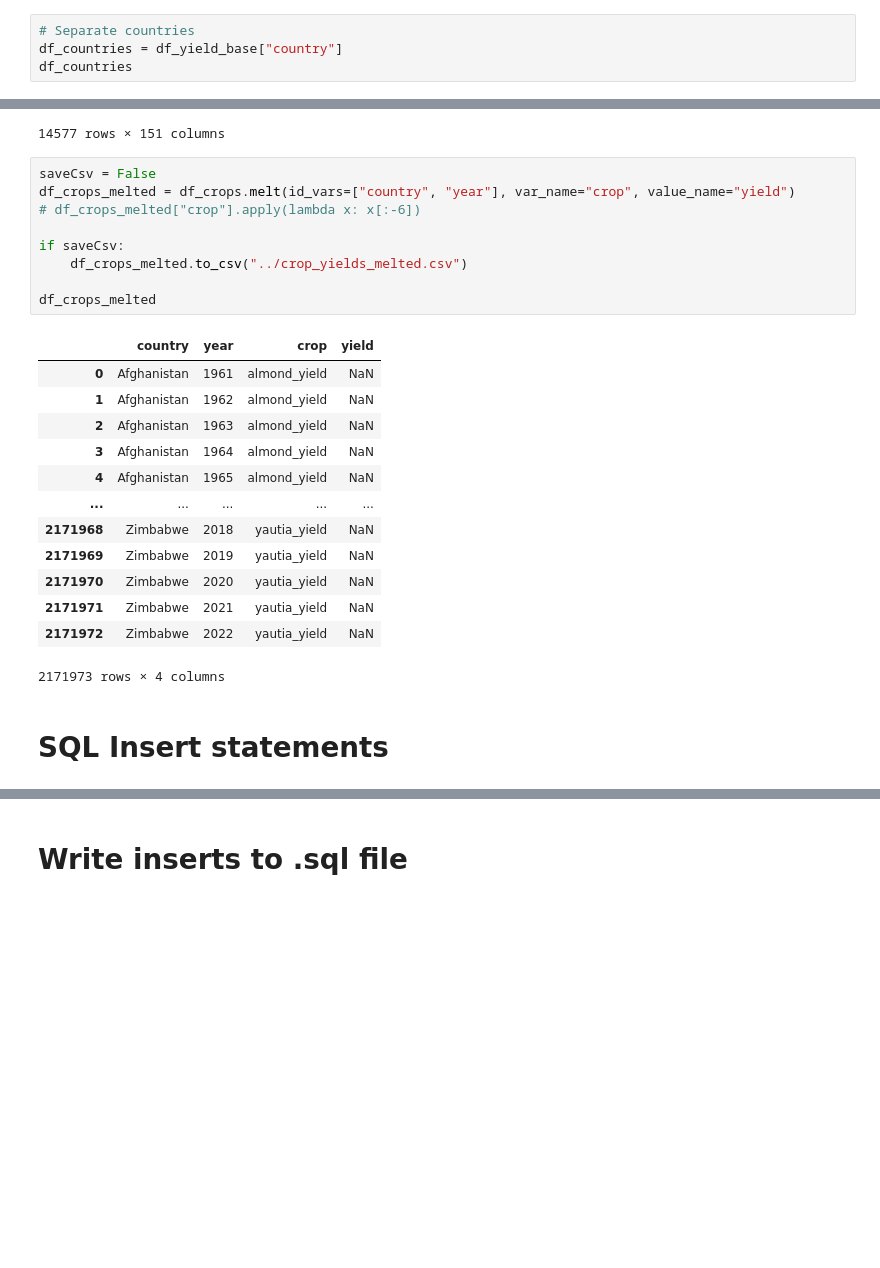
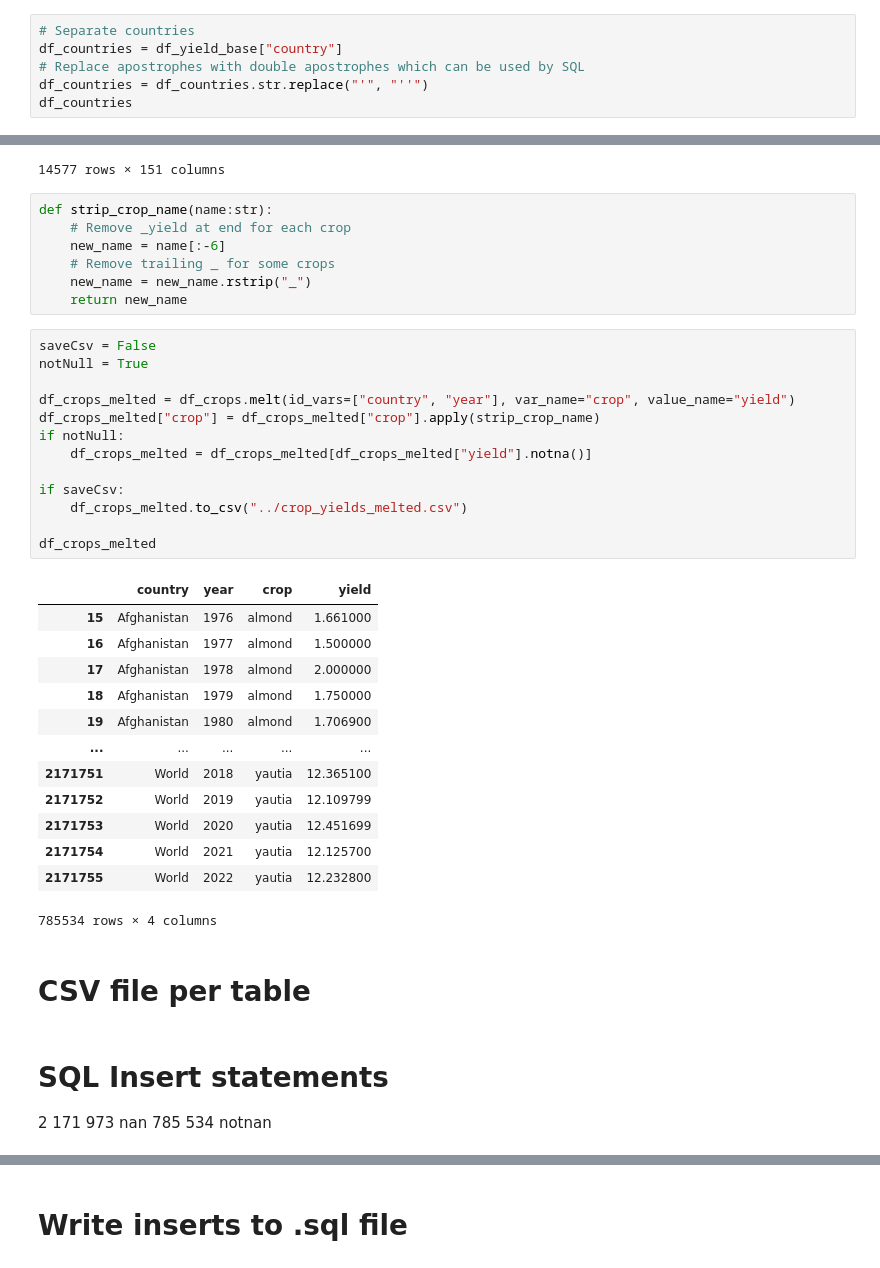
Before and after one commit to nikhil4424/dotnet_datavis_webapp, a Jupyter notebook: database/dataset_preparation.ipynb, the cells around one changed output, grey strips where cells are left out. Cells and saved outputs as stored; diff of their text form; blank space fills up the shorter version.

Commit message:
got crop yield csvs, but takes too much ram. redoing in csv format to see if postgres csv importing methods work. Also did data cleaning in earlier dataframes instead of sql statement generation

```diff
--- a/database/dataset_preparation.ipynb
+++ b/database/dataset_preparation.ipynb
@@ -16,6 +16,8 @@ df_yield_base.sample(5)
 # %%
 # Separate countries
 df_countries = df_yield_base["country"]
+# Replace apostrophes with double apostrophes which can be used by SQL
+df_countries = df_countries.str.replace("'", "''")
 df_countries
 # %% [output]
 0        Afghanistan
@@ -73,31 +75,46 @@ df_crops
 | 14575 | NaN | 8.8972 | 1.9892 | NaN | 12.780200 | 4.0843 | ... |
 | 14576 | NaN | 8.8882 | 1.9846 | NaN | 12.700700 | 4.1064 | ... |
 14577 rows × 151 columns
+# %%
+def strip_crop_name(name:str):
+    # Remove _yield at end for each crop
+    new_name = name[:-6]
+    # Remove trailing _ for some crops
+    new_name = new_name.rstrip("_")
+    return new_name
 # %%
 saveCsv = False
+notNull = True
+
 df_crops_melted = df_crops.melt(id_vars=["country", "year"], var_name="crop", value_name="yield")
-# df_crops_melted["crop"].apply(lambda x: x[:-6])
+df_crops_melted["crop"] = df_crops_melted["crop"].apply(strip_crop_name)
+if notNull:
+    df_crops_melted = df_crops_melted[df_crops_melted["yield"].notna()]
 
 if saveCsv:
     df_crops_melted.to_csv("../crop_yields_melted.csv")
 
 df_crops_melted
 # %% [output]
 |  | country | year | crop | yield |
-| 0 | Afghanistan | 1961 | almond_yield | NaN |
-| 1 | Afghanistan | 1962 | almond_yield | NaN |
-| 2 | Afghanistan | 1963 | almond_yield | NaN |
-| 3 | Afghanistan | 1964 | almond_yield | NaN |
-| 4 | Afghanistan | 1965 | almond_yield | NaN |
+| 15 | Afghanistan | 1976 | almond | 1.661000 |
+| 16 | Afghanistan | 1977 | almond | 1.500000 |
+| 17 | Afghanistan | 1978 | almond | 2.000000 |
+| 18 | Afghanistan | 1979 | almond | 1.750000 |
+| 19 | Afghanistan | 1980 | almond | 1.706900 |
 | ... | ... | ... | ... | ... |
-| 2171968 | Zimbabwe | 2018 | yautia_yield | NaN |
-| 2171969 | Zimbabwe | 2019 | yautia_yield | NaN |
-| 2171970 | Zimbabwe | 2020 | yautia_yield | NaN |
-| 2171971 | Zimbabwe | 2021 | yautia_yield | NaN |
-| 2171972 | Zimbabwe | 2022 | yautia_yield | NaN |
+| 2171751 | World | 2018 | yautia | 12.365100 |
+| 2171752 | World | 2019 | yautia | 12.109799 |
+| 2171753 | World | 2020 | yautia | 12.451699 |
+| 2171754 | World | 2021 | yautia | 12.125700 |
+| 2171755 | World | 2022 | yautia | 12.232800 |
-2171973 rows × 4 columns
+785534 rows × 4 columns
+# %% [markdown]
+# CSV file per table
 # %% [markdown]
 # SQL Insert statements
+2 171 973 nan
+785 534 notnan
 # %%
 sql_statements = []
 
```
Also changed, not shown: parts of 4 cells of this notebook, 2 other files.
